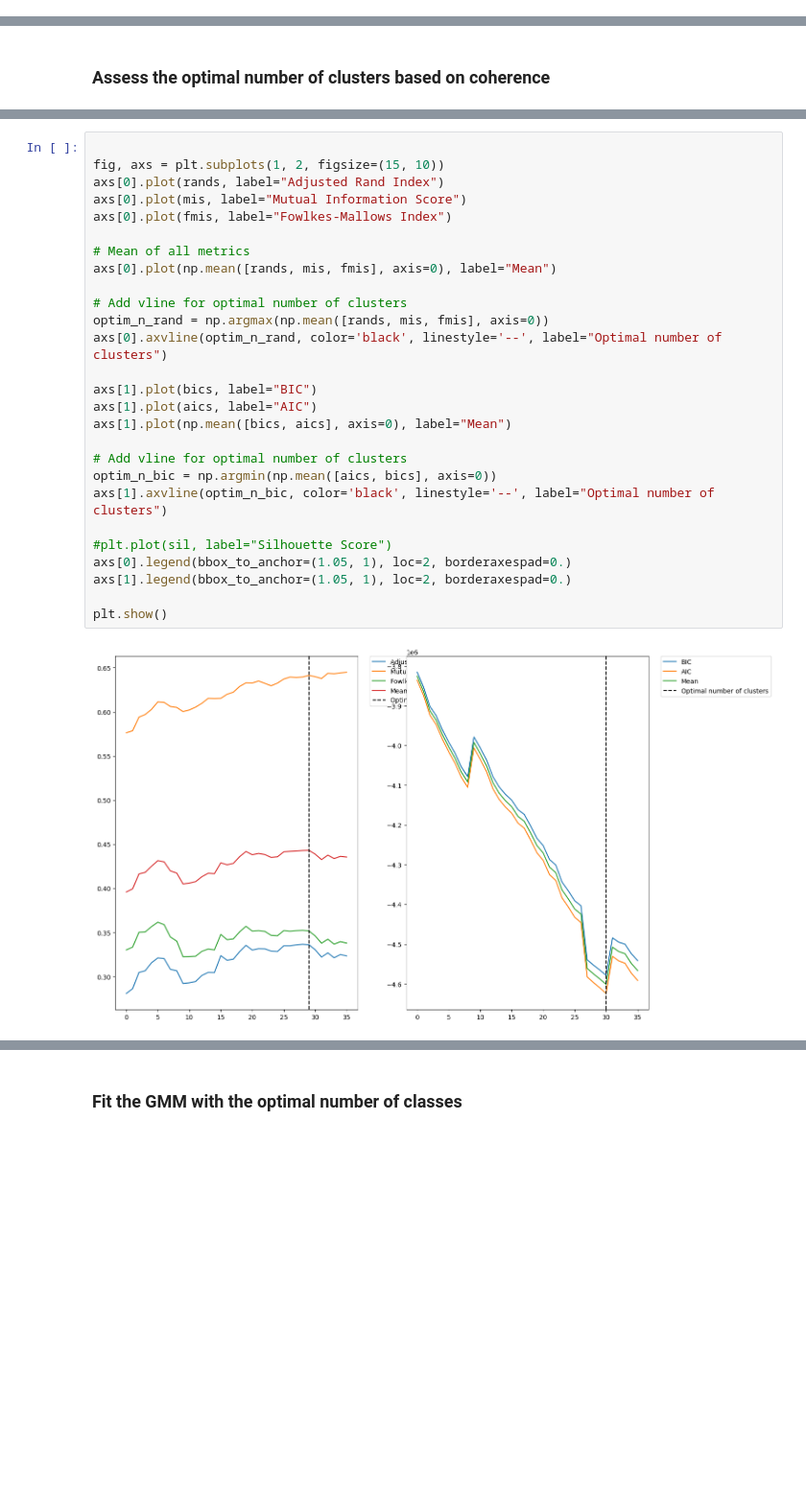
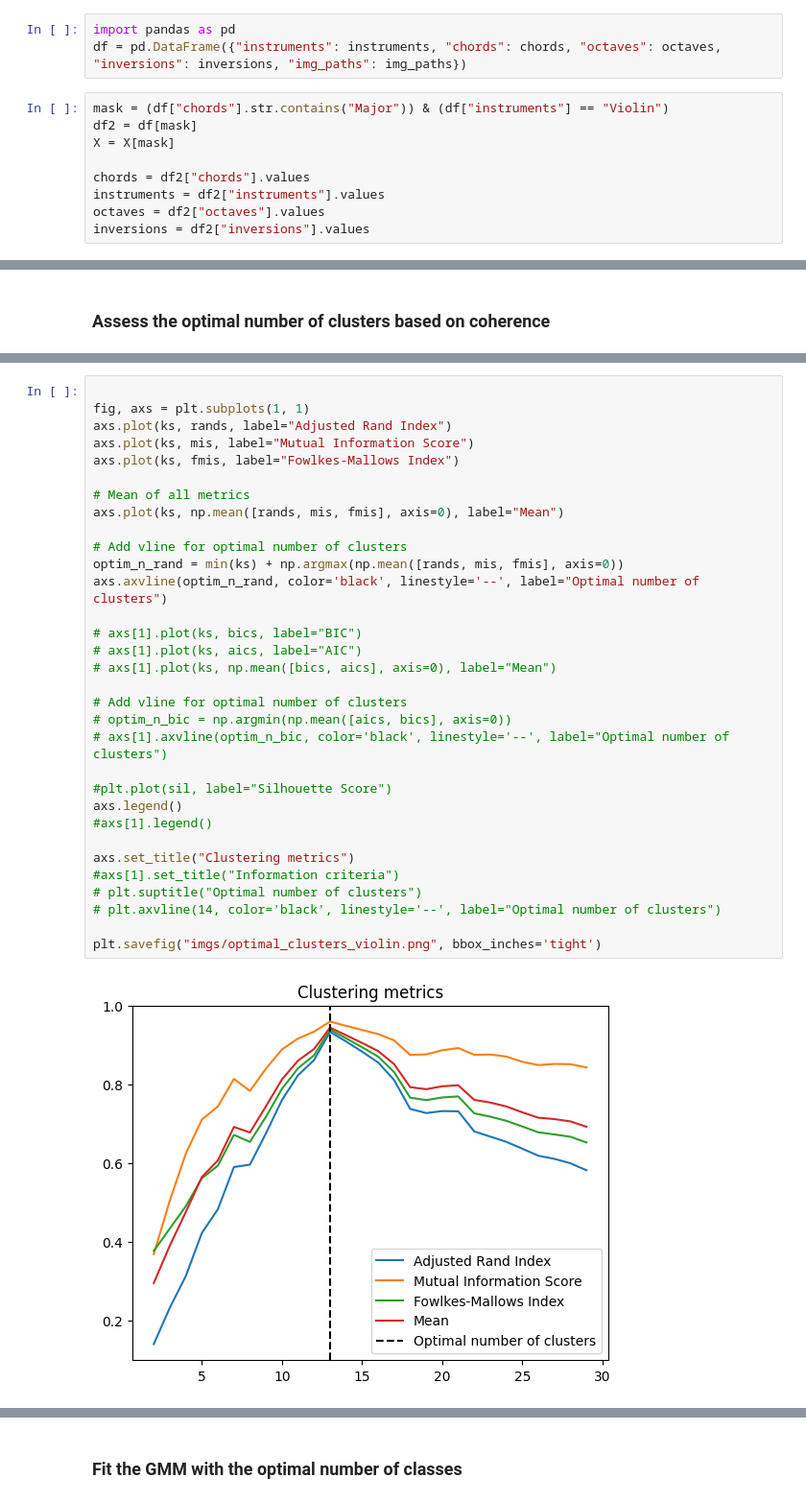
Before and after one commit to oscarboyle/chordclustering, a Jupyter notebook: testing2.ipynb, the cells around one changed output, grey strips where cells are left out. Shown: that part at 96% size. Drawn from its saved outputs; the diff is of its cells as text; blank space fills up the shorter version.

```diff
--- a/testing2.ipynb
+++ b/testing2.ipynb
@@ -74,3 +77,15 @@ X = np.vstack(deepchromas)
+# %%
+import pandas as pd
+df = pd.DataFrame({"instruments": instruments, "chords": chords, "octaves": octaves, "inversions": inversions, "img_paths": img_paths})
+# %%
+mask = (df["chords"].str.contains("Major")) & (df["instruments"] == "Violin")
+df2 = df[mask]
+X = X[mask]
+
+chords = df2["chords"].values
+instruments = df2["instruments"].values
+octaves = df2["octaves"].values
+inversions = df2["inversions"].values
 # %%
 %load_ext autoreload
 %autoreload 2
@@ -135,29 +168,34 @@ for n in trange(24, 60):
 # %%
 
-fig, axs = plt.subplots(1, 2, figsize=(15, 10))
-axs[0].plot(rands, label="Adjusted Rand Index")
-axs[0].plot(mis, label="Mutual Information Score")
-axs[0].plot(fmis, label="Fowlkes-Mallows Index")
+fig, axs = plt.subplots(1, 1)
+axs.plot(ks, rands, label="Adjusted Rand Index")
+axs.plot(ks, mis, label="Mutual Information Score")
+axs.plot(ks, fmis, label="Fowlkes-Mallows Index")
 
 # Mean of all metrics
-axs[0].plot(np.mean([rands, mis, fmis], axis=0), label="Mean")
+axs.plot(ks, np.mean([rands, mis, fmis], axis=0), label="Mean")
 
 # Add vline for optimal number of clusters
-optim_n_rand = np.argmax(np.mean([rands, mis, fmis], axis=0))
-axs[0].axvline(optim_n_rand, color='black', linestyle='--', label="Optimal number of clusters")
+optim_n_rand = min(ks) + np.argmax(np.mean([rands, mis, fmis], axis=0))
+axs.axvline(optim_n_rand, color='black', linestyle='--', label="Optimal number of clusters")
 
-axs[1].plot(bics, label="BIC")
-axs[1].plot(aics, label="AIC")
-axs[1].plot(np.mean([bics, aics], axis=0), label="Mean")
+# axs[1].plot(ks, bics, label="BIC")
+# axs[1].plot(ks, aics, label="AIC")
+# axs[1].plot(ks, np.mean([bics, aics], axis=0), label="Mean")
 
 # Add vline for optimal number of clusters
-optim_n_bic = np.argmin(np.mean([aics, bics], axis=0))
-axs[1].axvline(optim_n_bic, color='black', linestyle='--', label="Optimal number of clusters")
+# optim_n_bic = np.argmin(np.mean([aics, bics], axis=0))
+# axs[1].axvline(optim_n_bic, color='black', linestyle='--', label="Optimal number of clusters")
 
 #plt.plot(sil, label="Silhouette Score")
-axs[0].legend(bbox_to_anchor=(1.05, 1), loc=2, borderaxespad=0.)
-axs[1].legend(bbox_to_anchor=(1.05, 1), loc=2, borderaxespad=0.)
+axs.legend()
+#axs[1].legend()
 
-plt.show()
+axs.set_title("Clustering metrics")
+#axs[1].set_title("Information criteria")
+# plt.suptitle("Optimal number of clusters")
+# plt.axvline(14, color='black', linestyle='--', label="Optimal number of clusters")
+
+plt.savefig("imgs/optimal_clusters_violin.png", bbox_inches='tight')
 # %% [output]
-[figure, old version]
+[figure, new version]
```
Also changed, not shown: parts of 20 cells of this notebook, 7 other files.
